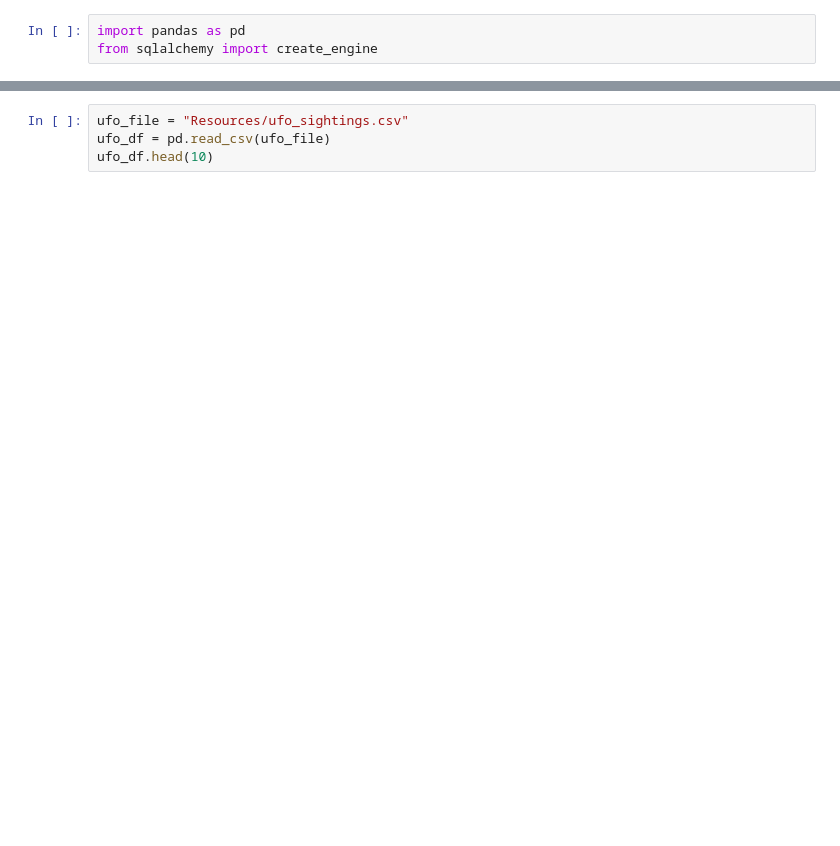
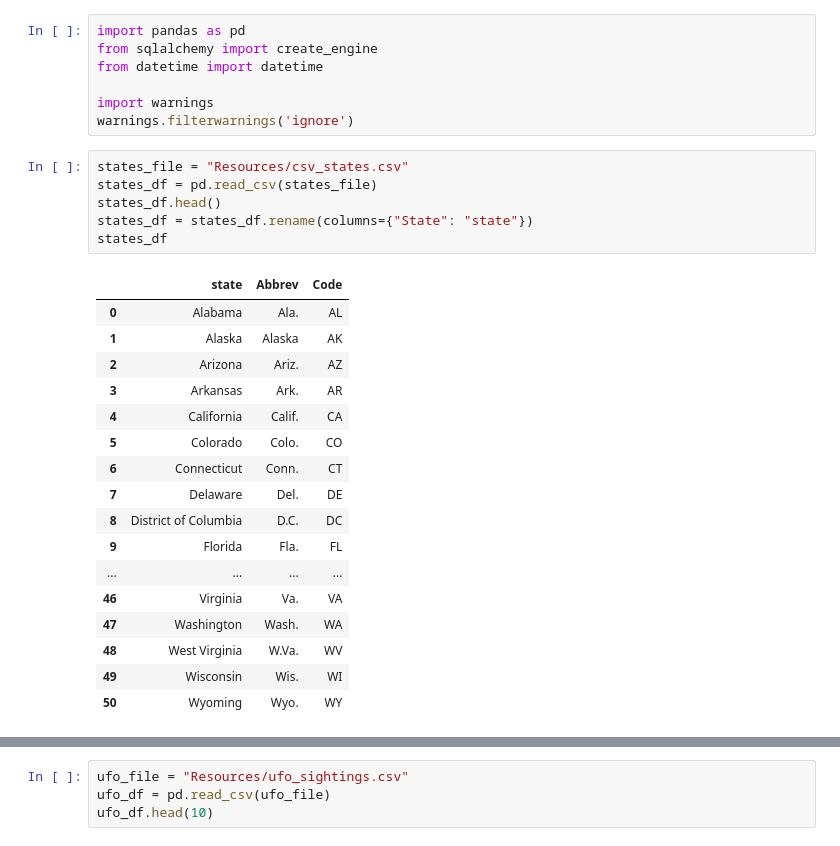
Before and after one commit to taylorsyde/where-is-bigfoot, a Jupyter notebook: sightings.ipynb, the cells around one changed output, grey strips where cells are left out. Drawn from its saved outputs; the diff is of its cells as text; blank space fills up the shorter version.

```diff
--- a/sightings.ipynb
+++ b/sightings.ipynb
@@ -1,6 +1,34 @@
 # %%
 import pandas as pd
 from sqlalchemy import create_engine
+from datetime import datetime
+
+import warnings
+warnings.filterwarnings('ignore')
+# %%
+states_file = "Resources/csv_states.csv"
+states_df = pd.read_csv(states_file)
+states_df.head()
+states_df = states_df.rename(columns={"State": "state"})
+states_df
+# %% [output]
+|  | state | Abbrev | Code |
+| 0 | Alabama | Ala. | AL |
+| 1 | Alaska | Alaska | AK |
+| 2 | Arizona | Ariz. | AZ |
+| 3 | Arkansas | Ark. | AR |
+| 4 | California | Calif. | CA |
+| 5 | Colorado | Colo. | CO |
+| 6 | Connecticut | Conn. | CT |
+| 7 | Delaware | Del. | DE |
+| 8 | District of Columbia | D.C. | DC |
+| 9 | Florida | Fla. | FL |
+| ... | ... | ... | ... |
+| 46 | Virginia | Va. | VA |
+| 47 | Washington | Wash. | WA |
+| 48 | West Virginia | W.Va. | WV |
+| 49 | Wisconsin | Wis. | WI |
+| 50 | Wyoming | Wyo. | WY |
 # %%
 bigfoot_file = "Resources/bfro_reports_geocoded.csv"
 bigfoot_df = pd.read_csv(bigfoot_file)
```
Also changed, not shown: parts of 6 cells of this notebook, 3 other files.
